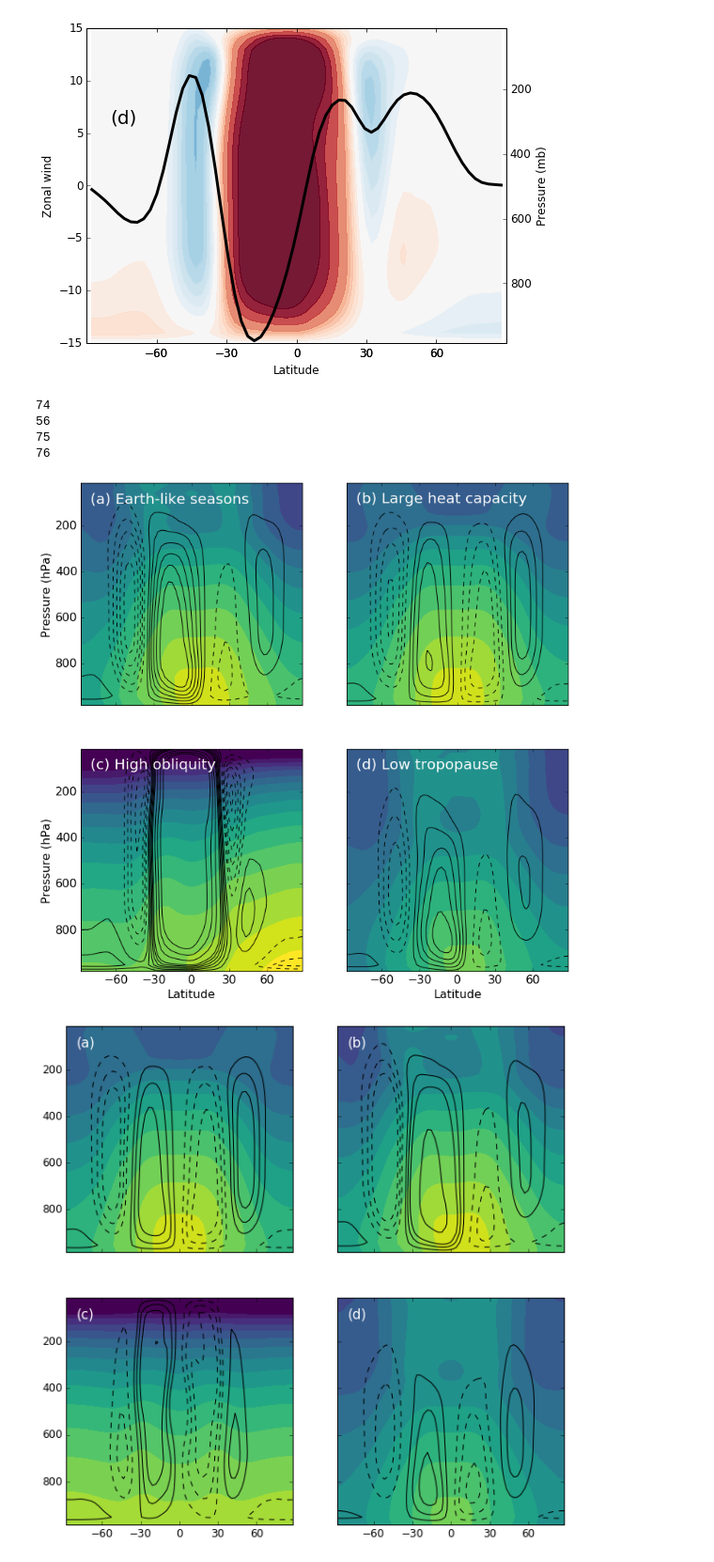
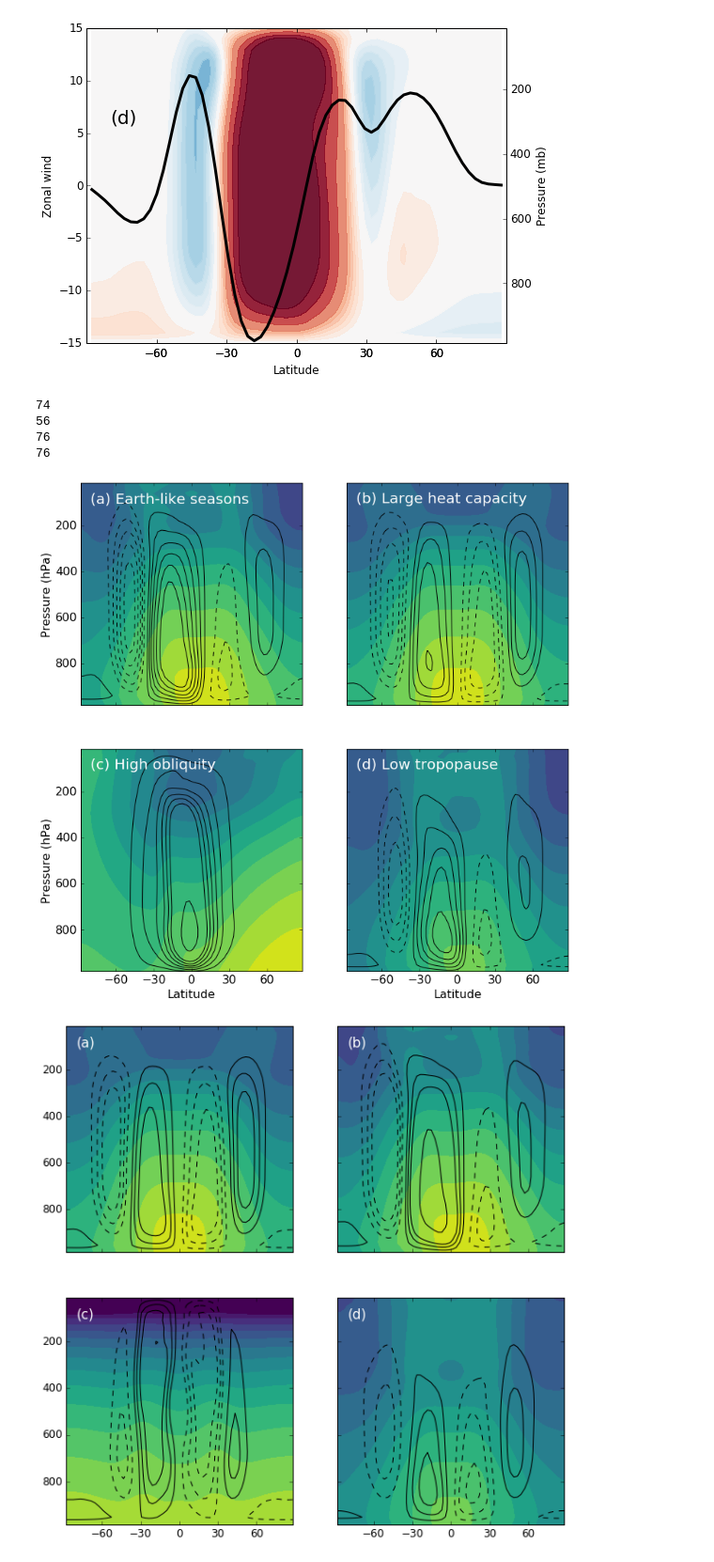
Before and after one commit to Alexander-P/phd-code, a Jupyter notebook: High quality images.ipynb, the cells around one changed output. Shown at 94% size. Drawn from its saved outputs; the diff is of its cells as text; code cells hidden in the pictures.

```diff
--- a/High quality images.ipynb
+++ b/High quality images.ipynb
@@ -22,6 +22,6 @@ import gradients as gr
 global data_dir
 data_dir = '/scratch/ap587/dry_data/'
 
-plot_dir = '/scratch/ap587/plots/poster1/'
+plot_dir = '/scratch/ap587/plots/misc/'
 mkdir = sh.mkdir.bake('-p')
 mkdir(plot_dir)
@@ -85,6 +357,7 @@ ax2.text(-80,6, '(d)', color='k', fontsize=20)
 # %%
 # plot the temperatures and mass streamfunction for four S-W experiments to show possiblities
 exps = ['exp2_hc50.0', 'exp4_HS_hc2000.0', 'exp5_obl60.0', 'exp8-ml50_tau0.1']
+exps = ['exp2_hc50.0', 'exp4_HS_hc2000.0', 'exp9_hc50.0-obl60.0', 'exp8-ml50_tau0.1']
 
 levels = np.append(np.linspace(-9e10,-5e10,3),np.linspace(-3e10,3e10,9))
 levels = np.append(levels, np.linspace(5e10,9e10,3))
@@ -105,35 +378,35 @@ for i, ax in enumerate(axs.reshape(-1)):
     X,Y = np.meshgrid(x,y)
 
     lag = calc_seasonal_lag(ds.teq)
     print lag
     summer = np.arange(45,135) + lag
     ds = ds.groupby('day').mean('time')
     ds.temp.isel(day=summer).mean('day').plot.contourf(x='lat',y='pfull',ax=ax,levels=tlevels,
                                                           add_colorbar=False,cmap='viridis')
     ax.contour(X,Y,ds.psi.isel(day=summer).mean('day'),levels=levels,
                colors='k',add_colorbar=False, lw=3)
     #ds.p_trop.isel(day=summer).mean('day').plot.line(ax=ax,color='r')
     #ds.psi.isel(day=summer).mean('day').plot.contour(x='lat',y='pfull',ax=ax, levels=levels,
     #                                                  colors='k',add_colorbar=False)
 
     ax.set_xticks(np.arange(-60,61,30))
     ax.set_xlabel('')
     ax.set_ylabel('')
     if i in [0,2]:
         ax.set_ylabel('Pressure (hPa)')
     if i in [2,3]:
         ax.set_xlabel('Latitude')
 
     ax.text(-80,100, plot_labels[i], color='w', fontsize=20)
 
 ax.invert_yaxis()
 plt.savefig(plot_dir + 'fig2_summers_latpfull.png', dpi=200,bbox_inches='tight',transparent=True)
 # %% [output]
 74
 56
-75
 76
+76
-[figure, old version]
+[figure, new version]
 # %%
 # plot the temperatures and mass streamfunction for four experiments to show possiblities in the model
 exps = ['exp4_HS_hc2000.0', 'exp2_hc50.0', 'exp5_obl60.0', 'exp8_tau0.1']
```
Also changed, not shown: parts of 5 cells of this notebook, 5 other files.
